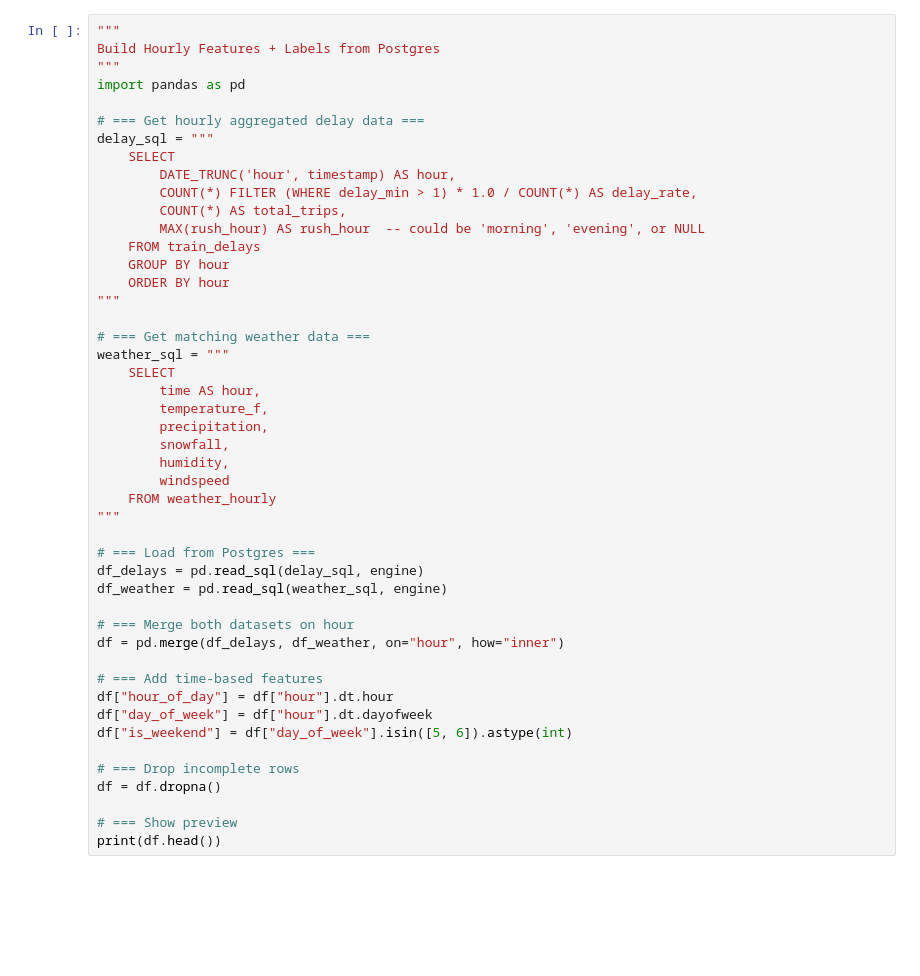
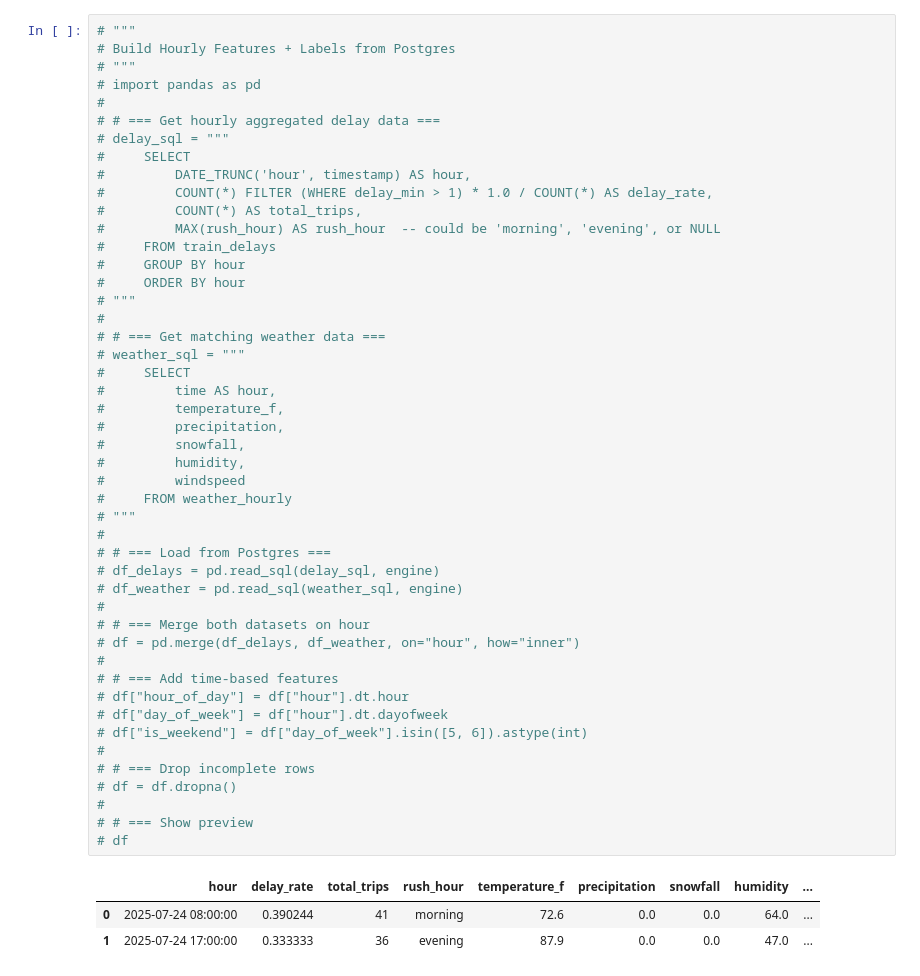
Before and after one commit to zz3553/mtaDelayPredictor, a Jupyter notebook: collect_real_time_mta_info.ipynb, the cells around one changed output. Cells and saved outputs as stored; diff of their text form; blank space fills up the shorter version.

```diff
--- a/collect_real_time_mta_info.ipynb
+++ b/collect_real_time_mta_info.ipynb
@@ -218,47 +261,51 @@ else:
 # %%
-"""
-Build Hourly Features + Labels from Postgres
-"""
-import pandas as pd
-
-# === Get hourly aggregated delay data ===
-delay_sql = """
-    SELECT
-        DATE_TRUNC('hour', timestamp) AS hour,
-        COUNT(*) FILTER (WHERE delay_min > 1) * 1.0 / COUNT(*) AS delay_rate,
-        COUNT(*) AS total_trips,
-        MAX(rush_hour) AS rush_hour  -- could be 'morning', 'evening', or NULL
-    FROM train_delays
-    GROUP BY hour
-    ORDER BY hour
-"""
-
-# === Get matching weather data ===
-weather_sql = """
-    SELECT
-        time AS hour,
-        temperature_f,
-        precipitation,
-        snowfall,
-        humidity,
-        windspeed
-    FROM weather_hourly
-"""
-
-# === Load from Postgres ===
-df_delays = pd.read_sql(delay_sql, engine)
-df_weather = pd.read_sql(weather_sql, engine)
-
-# === Merge both datasets on hour
-df = pd.merge(df_delays, df_weather, on="hour", how="inner")
-
-# === Add time-based features
-df["hour_of_day"] = df["hour"].dt.hour
-df["day_of_week"] = df["hour"].dt.dayofweek
-df["is_weekend"] = df["day_of_week"].isin([5, 6]).astype(int)
-
-# === Drop incomplete rows
-df = df.dropna()
-
-# === Show preview
-print(df.head())
+# """
+# Build Hourly Features + Labels from Postgres
+# """
+# import pandas as pd
+#
+# # === Get hourly aggregated delay data ===
+# delay_sql = """
+#     SELECT
+#         DATE_TRUNC('hour', timestamp) AS hour,
+#         COUNT(*) FILTER (WHERE delay_min > 1) * 1.0 / COUNT(*) AS delay_rate,
+#         COUNT(*) AS total_trips,
+#         MAX(rush_hour) AS rush_hour  -- could be 'morning', 'evening', or NULL
+#     FROM train_delays
+#     GROUP BY hour
+#     ORDER BY hour
+# """
+#
+# # === Get matching weather data ===
+# weather_sql = """
+#     SELECT
+#         time AS hour,
+#         temperature_f,
+#         precipitation,
+#         snowfall,
+#         humidity,
+#         windspeed
+#     FROM weather_hourly
+# """
+#
+# # === Load from Postgres ===
+# df_delays = pd.read_sql(delay_sql, engine)
+# df_weather = pd.read_sql(weather_sql, engine)
+#
+# # === Merge both datasets on hour
+# df = pd.merge(df_delays, df_weather, on="hour", how="inner")
+#
+# # === Add time-based features
+# df["hour_of_day"] = df["hour"].dt.hour
+# df["day_of_week"] = df["hour"].dt.dayofweek
+# df["is_weekend"] = df["day_of_week"].isin([5, 6]).astype(int)
+#
+# # === Drop incomplete rows
+# df = df.dropna()
+#
+# # === Show preview
+# df
+# %% [output]
+|  | hour | delay_rate | total_trips | rush_hour | temperature_f | precipitation | snowfall | humidity | ... |
+| 0 | 2025-07-24 08:00:00 | 0.390244 | 41 | morning | 72.6 | 0.0 | 0.0 | 64.0 | ... |
+| 1 | 2025-07-24 17:00:00 | 0.333333 | 36 | evening | 87.9 | 0.0 | 0.0 | 47.0 | ... |
```
Also changed, not shown: parts of 4 cells of this notebook, 4 other files.
